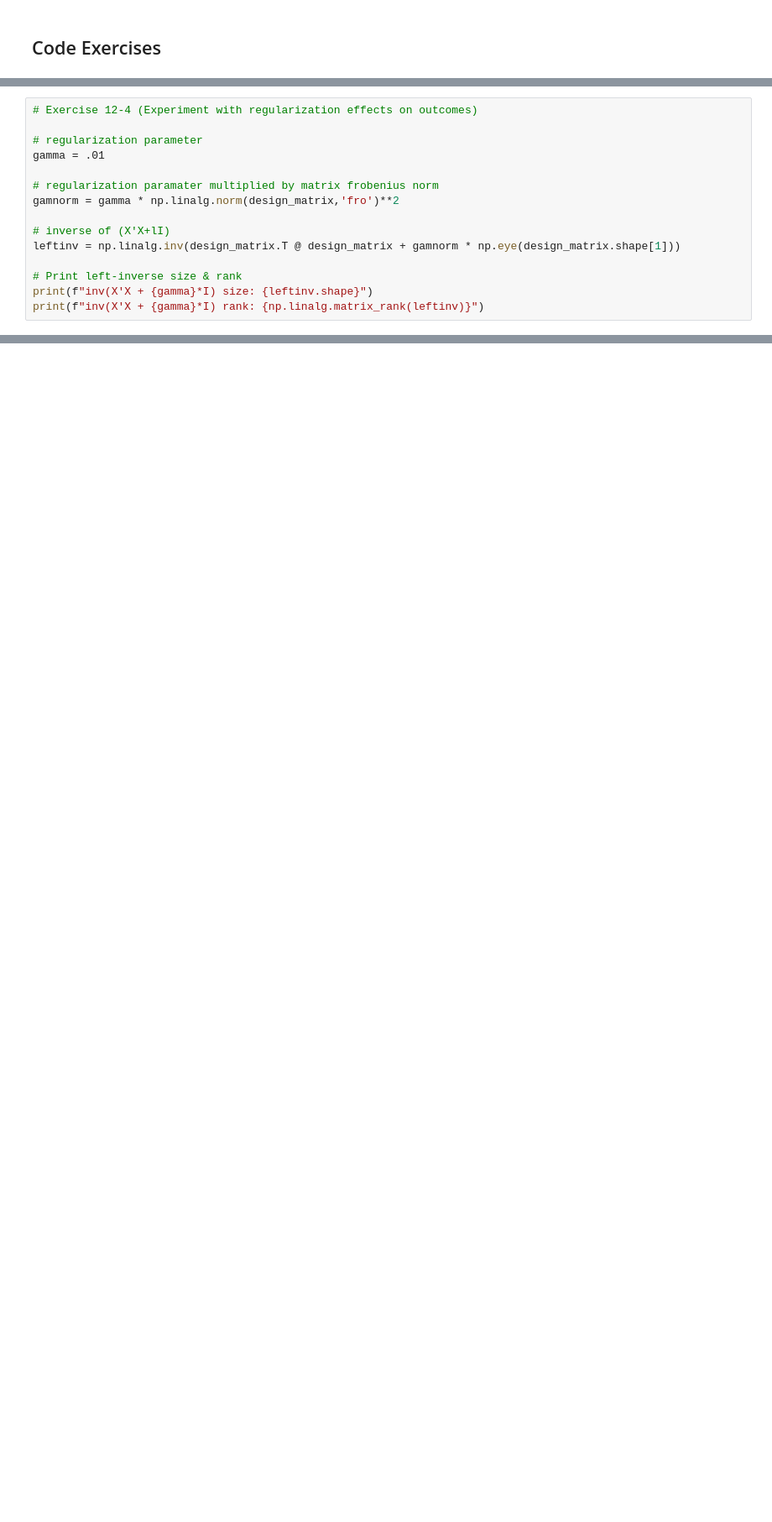
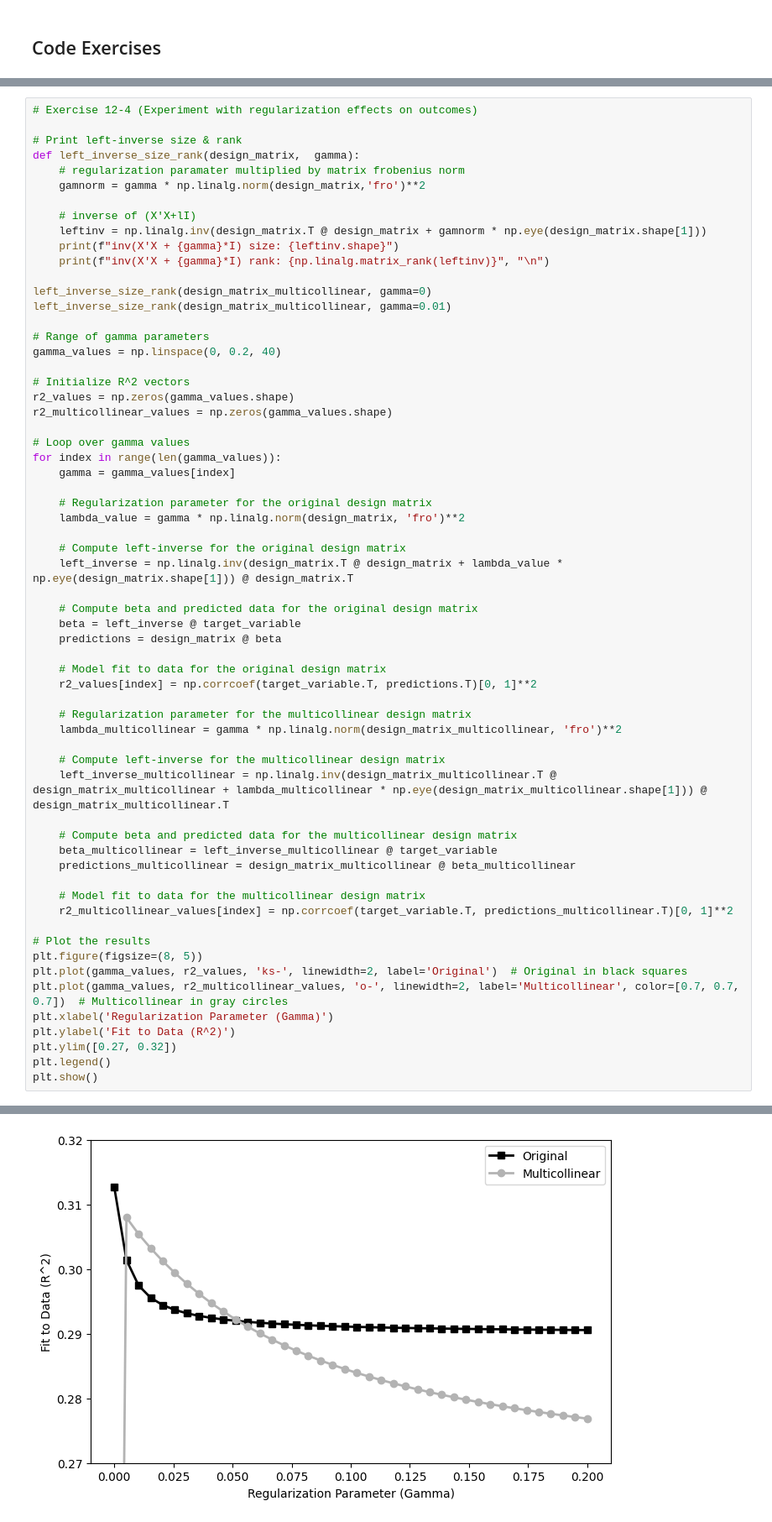
Before and after one commit to MiesnerJacob/practical-linear-algebra-for-data-science, a Jupyter notebook: 12-least-squares-applications.ipynb, the cells around one changed output, grey strips where cells are left out. Shown at 84% size. Cells and saved outputs as stored; diff of their text form; blank space fills up the shorter version.

Commit message:
finished code exercises for chapter 12, least squares applications

```diff
--- a/12-least-squares-applications.ipynb
+++ b/12-least-squares-applications.ipynb
@@ -296,15 +301,0 @@ statsmodels: [ 35.61 -71.21 -28.97 337.48]
-# %%
-# Exercise 12-4 (Experiment with regularization effects on outcomes)
-
-# regularization parameter
-gamma = .01
-
-# regularization paramater multiplied by matrix frobenius norm
-gamnorm = gamma * np.linalg.norm(design_matrix,'fro')**2
-
-# inverse of (X'X+lI)
-leftinv = np.linalg.inv(design_matrix.T @ design_matrix + gamnorm * np.eye(design_matrix.shape[1]))
-
-# Print left-inverse size & rank
-print(f"inv(X'X + {gamma}*I) size: {leftinv.shape}")
-print(f"inv(X'X + {gamma}*I) rank: {np.linalg.matrix_rank(leftinv)}")
@@ -319,0 +302,63 @@ inv(X'X + 0.01*I) rank: 4
+# %%
+# Exercise 12-4 (Experiment with regularization effects on outcomes)
+
+# Print left-inverse size & rank
+def left_inverse_size_rank(design_matrix,  gamma):
+    # regularization paramater multiplied by matrix frobenius norm
+    gamnorm = gamma * np.linalg.norm(design_matrix,'fro')**2
+
+    # inverse of (X'X+lI)
+    leftinv = np.linalg.inv(design_matrix.T @ design_matrix + gamnorm * np.eye(design_matrix.shape[1]))
+    print(f"inv(X'X + {gamma}*I) size: {leftinv.shape}")
+    print(f"inv(X'X + {gamma}*I) rank: {np.linalg.matrix_rank(leftinv)}", "\n")
+
+left_inverse_size_rank(design_matrix_multicollinear, gamma=0)
+left_inverse_size_rank(design_matrix_multicollinear, gamma=0.01)
+
+# Range of gamma parameters
+gamma_values = np.linspace(0, 0.2, 40)
+
+# Initialize R^2 vectors
+r2_values = np.zeros(gamma_values.shape)
+r2_multicollinear_values = np.zeros(gamma_values.shape)
+
+# Loop over gamma values
+for index in range(len(gamma_values)):
+    gamma = gamma_values[index]
+
+    # Regularization parameter for the original design matrix
+    lambda_value = gamma * np.linalg.norm(design_matrix, 'fro')**2
+
+    # Compute left-inverse for the original design matrix
+    left_inverse = np.linalg.inv(design_matrix.T @ design_matrix + lambda_value * np.eye(design_matrix.shape[1])) @ design_matrix.T
+
+    # Compute beta and predicted data for the original design matrix
+    beta = left_inverse @ target_variable
+    predictions = design_matrix @ beta
+
+    # Model fit to data for the original design matrix
+    r2_values[index] = np.corrcoef(target_variable.T, predictions.T)[0, 1]**2
+
+    # Regularization parameter for the multicollinear design matrix
+    lambda_multicollinear = gamma * np.linalg.norm(design_matrix_multicollinear, 'fro')**2
+
+    # Compute left-inverse for the multicollinear design matrix
+    left_inverse_multicollinear = np.linalg.inv(design_matrix_multicollinear.T @ design_matrix_multicollinear + lambda_multicollinear * np.eye(design_matrix_multicollinear.shape[1])) @ design_matrix_multicollinear.T
+
+    # Compute beta and predicted data for the multicollinear design matrix
+    beta_multicollinear = left_inverse_multicollinear @ target_variable
+    predictions_multicollinear = design_matrix_multicollinear @ beta_multicollinear
+
+    # Model fit to data for the multicollinear design matrix
+    r2_multicollinear_values[index] = np.corrcoef(target_variable.T, predictions_multicollinear.T)[0, 1]**2
+
+# Plot the results
+plt.figure(figsize=(8, 5))
+plt.plot(gamma_values, r2_values, 'ks-', linewidth=2, label='Original')  # Original in black squares
+plt.plot(gamma_values, r2_multicollinear_values, 'o-', linewidth=2, label='Multicollinear', color=[0.7, 0.7, 0.7])  # Multicollinear in gray circles
+plt.xlabel('Regularization Parameter (Gamma)')
+plt.ylabel('Fit to Data (R^2)')
+plt.ylim([0.27, 0.32])
+plt.legend()
+plt.show()
+# %% [output]
@@ -319,0 +370 @@ inv(X'X + 0.01*I) rank: 4
+[figure, added]
```
Also changed, not shown: parts of 10 cells of this notebook.
